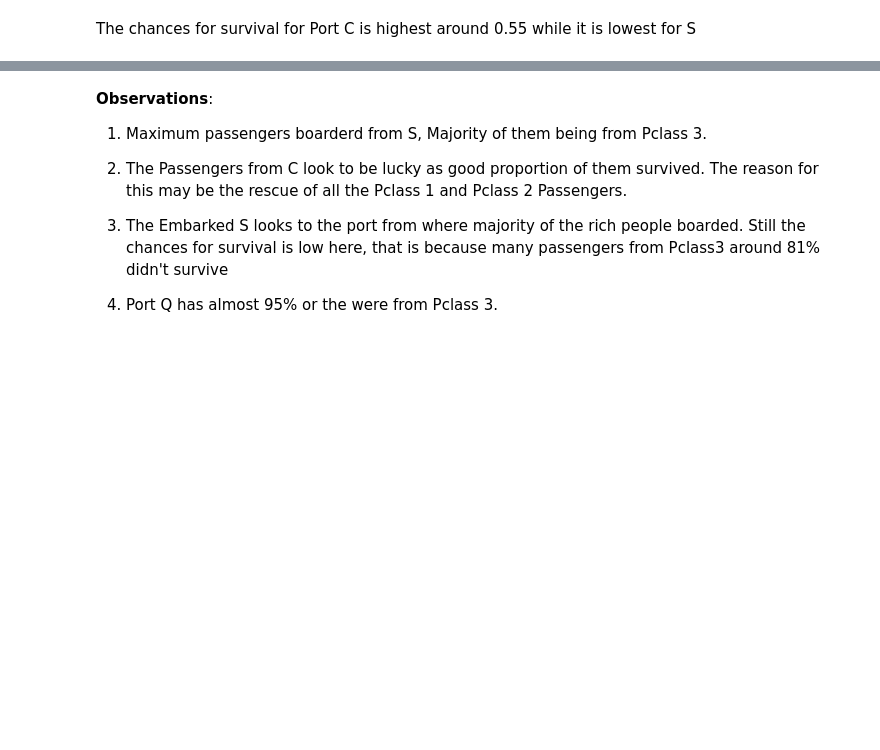
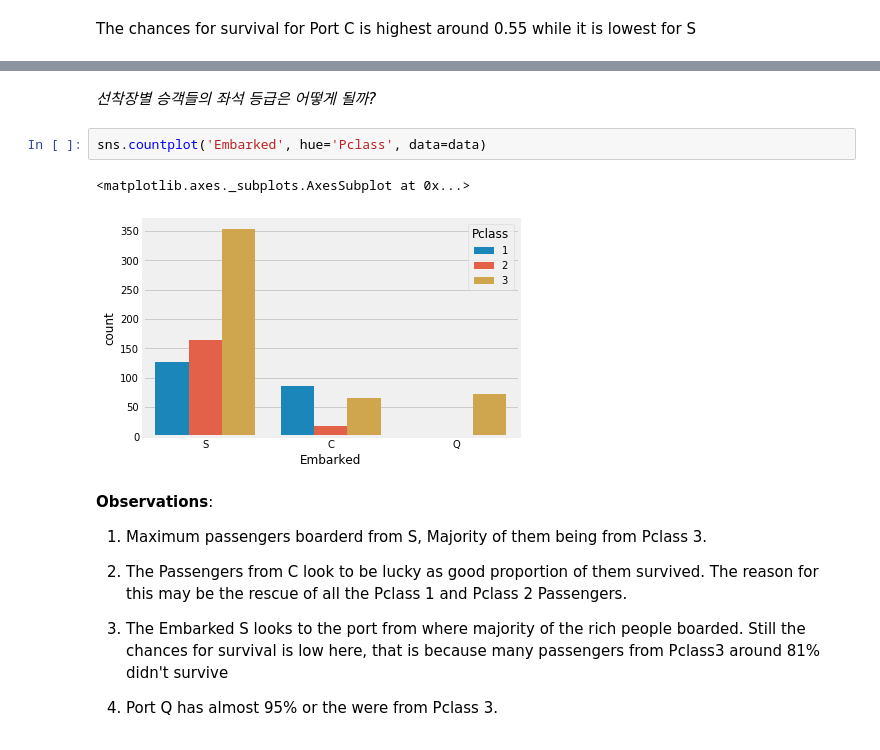
Before and after one commit to Steve-YJ/Explore-Kaggle, a Jupyter notebook: 01. Titanic/01. Kaggle-Titanic.ipynb, the cells around one changed output, grey strips where cells are left out. Drawn from its saved outputs; the diff is of its cells as text; blank space fills up the shorter version.

```diff
--- a/01. Titanic/01. Kaggle-Titanic.ipynb
+++ b/01. Titanic/01. Kaggle-Titanic.ipynb
@@ -767,3 +771,10 @@ plt.show()
+# %% [markdown]
+*선착장별 승객들의 좌석 등급은 어떻게 될까?*
+# %%
+sns.countplot('Embarked', hue='Pclass', data=data)
+# %% [output]
+<matplotlib.axes._subplots.AxesSubplot at 0x...>
+[figure, added]
 # %% [markdown]
 **Observations**:<br>
 1) Maximum passengers boarderd from S, Majority of them being from Pclass 3.
```
Also changed, not shown: parts of 33 cells of this notebook.
